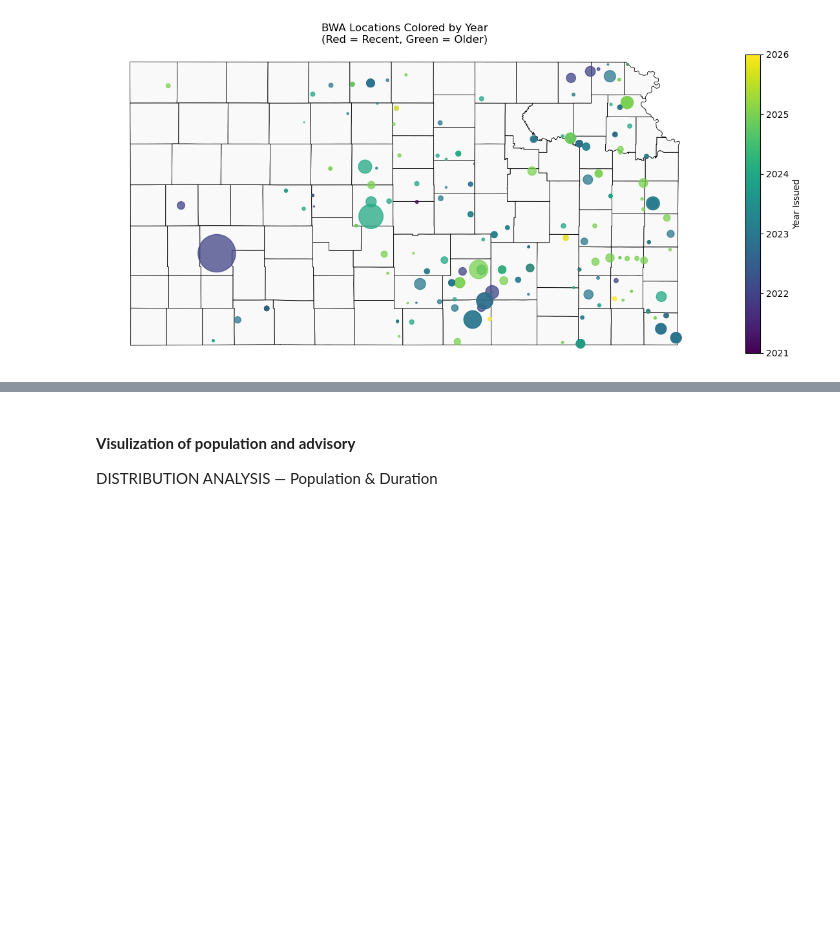
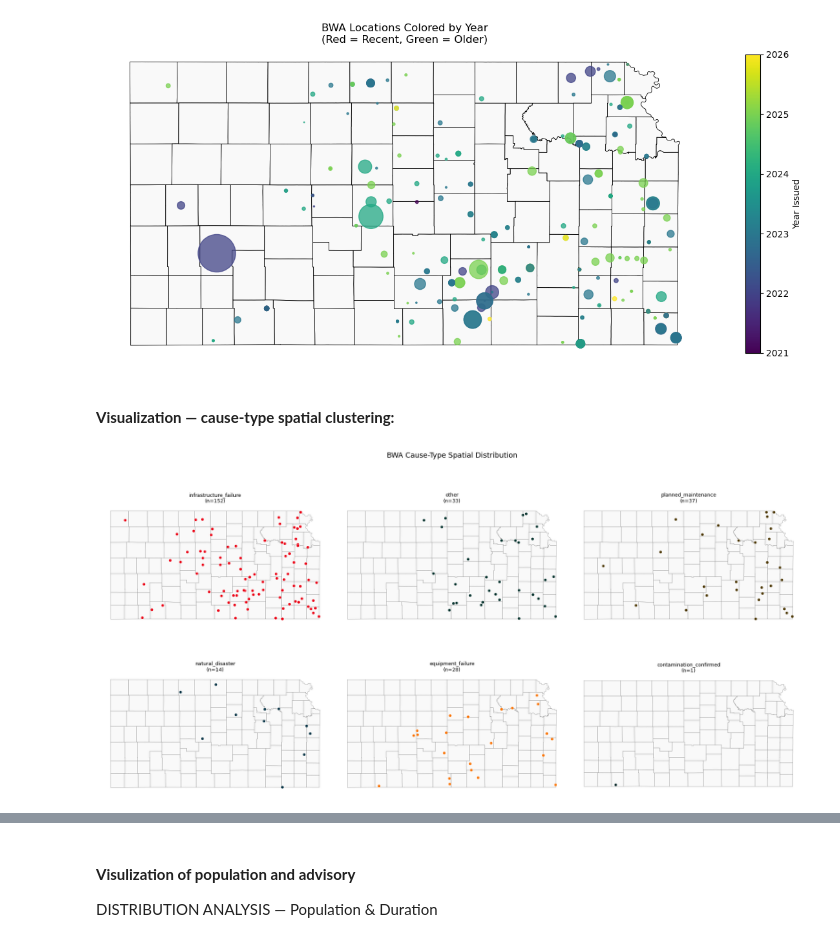
Before and after one commit to arunrimal/boil-water-advisory, a Jupyter notebook: notebooks/visualization.ipynb, the cells around one changed output, grey strips where cells are left out. Cells and saved outputs as stored; diff of their text form; code cells hidden in the pictures; blank space fills up the shorter version.

```diff
--- a/notebooks/visualization.ipynb
+++ b/notebooks/visualization.ipynb
@@ -278,3 +330,30 @@ plt.show()
 # %% [output]
 [figure]
 [figure]
+# %% [markdown]
+#### **Visualization — cause-type spatial clustering:**
+# %%
+fig, axes = plt.subplots(2, 3, figsize=(18, 10))
+axes = axes.flatten()
+
+categories = bwa_gdf["Advisory_Category"].unique()
+colors = ["#ec0316","#04322d","#4d3805","#083446","#fb7405","#032425"]
+
+for i, cat in enumerate(categories):
+    ax = axes[i]
+    subset = bwa_gdf[bwa_gdf["Advisory_Category"] == cat]
+    ks_counties.plot(ax=ax, color="#f9f9f9", edgecolor="gray", linewidth=0.4)
+    subset.plot(ax=ax, color=colors[i % len(colors)],
+                markersize=25, alpha=1, edgecolor="white", linewidth=0.3)
+    ax.set_title(f"{cat}\n(n={len(subset)})", fontsize=9)
+    ax.set_axis_off()
+
+# Hide unused subplots
+for j in range(len(categories), len(axes)):
+    axes[j].set_visible(False)
+
+plt.suptitle("BWA Cause-Type Spatial Distribution", fontsize=13)
+plt.tight_layout()
+plt.show()
+# %% [output]
+[figure, added]
```
Also changed, not shown: parts of 11 cells of this notebook.
